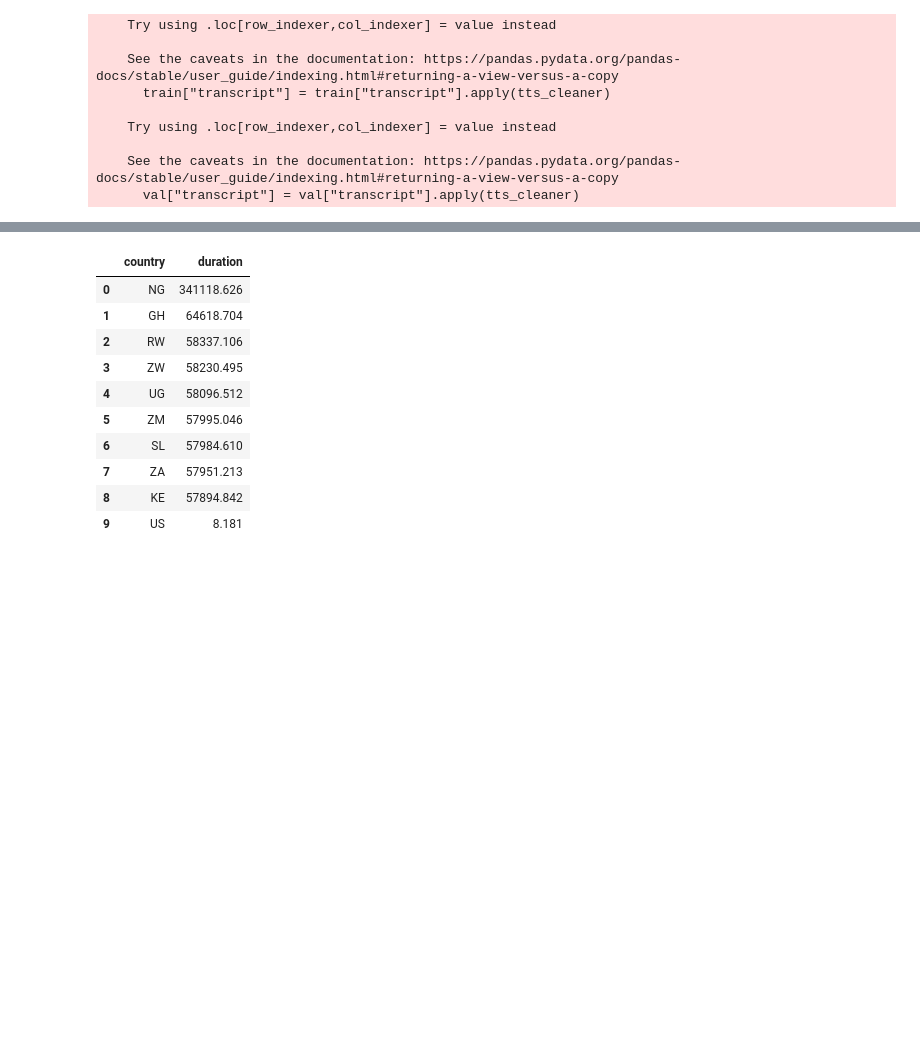
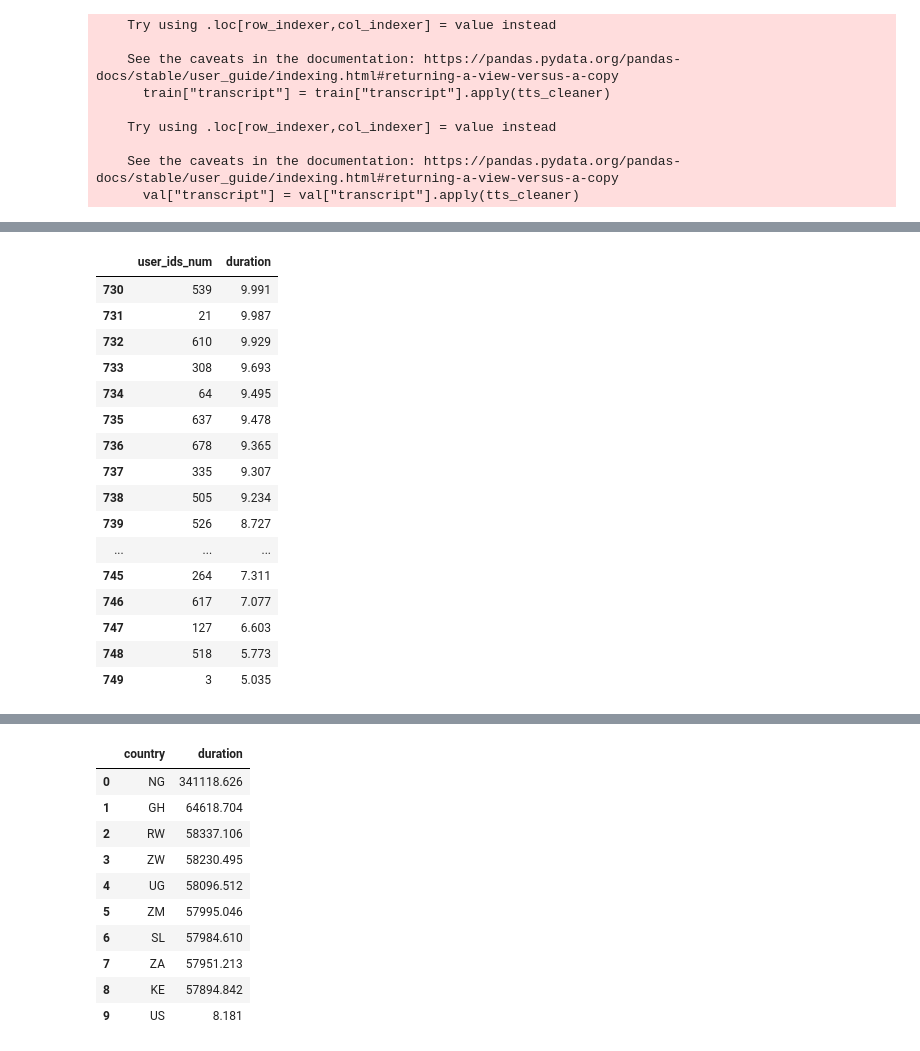
Before and after one commit to intron-innovation/AfriSpeech-TTS, a Jupyter notebook: notebooks/data_preprocessing.ipynb, the cells around one changed output, grey strips where cells are left out. Drawn from its saved outputs; the diff is of its cells as text; code cells hidden in the pictures; blank space fills up the shorter version.

```diff
--- a/notebooks/data_preprocessing.ipynb
+++ b/notebooks/data_preprocessing.ipynb
@@ -310,0 +327,20 @@ speakers3.head(20)
+# %%
+speakers3.tail(20)
+# %% [output]
+|  | user_ids_num | duration |
+| 730 | 539 | 9.991 |
+| 731 | 21 | 9.987 |
+| 732 | 610 | 9.929 |
+| 733 | 308 | 9.693 |
+| 734 | 64 | 9.495 |
+| 735 | 637 | 9.478 |
+| 736 | 678 | 9.365 |
+| 737 | 335 | 9.307 |
+| 738 | 505 | 9.234 |
+| 739 | 526 | 8.727 |
+| ... | ... | ... |
+| 745 | 264 | 7.311 |
+| 746 | 617 | 7.077 |
+| 747 | 127 | 6.603 |
+| 748 | 518 | 5.773 |
+| 749 | 3 | 5.035 |
```
Also changed, not shown: parts of 12 cells of this notebook, 6 other files.
